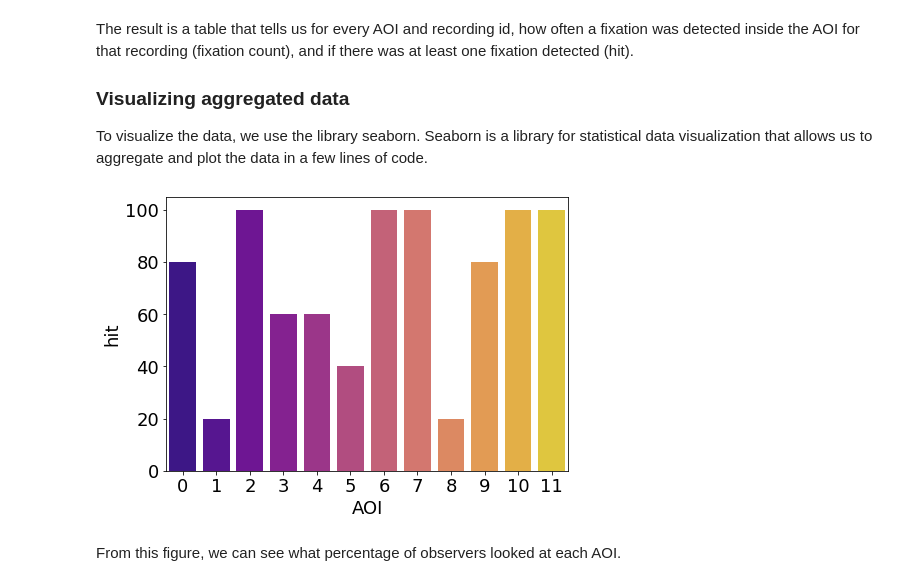
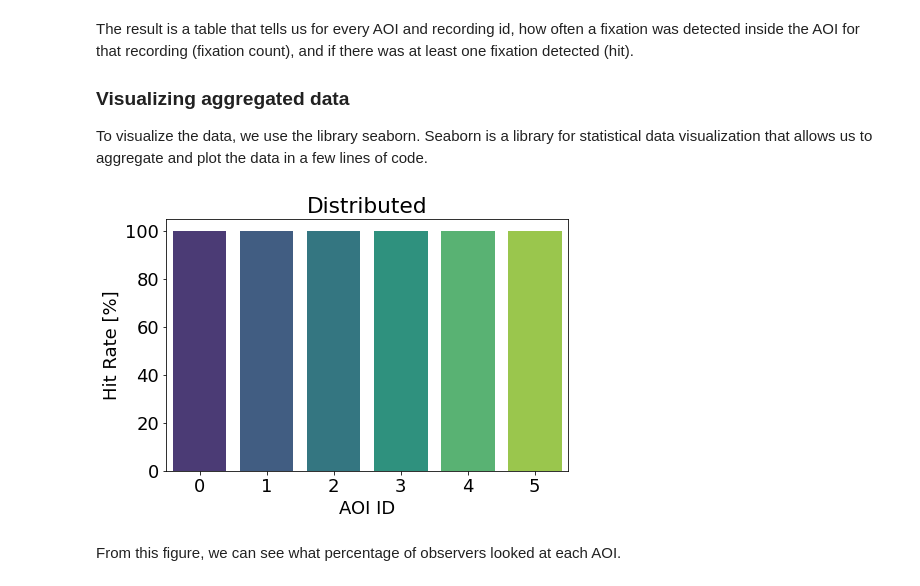
Before and after one commit to pupil-labs/gallery_demo_analysis, a Jupyter notebook: Extracting Metrics from Fixations on AOIs.ipynb, the cells around one changed output. Saved outputs shown, nothing was run; the diff lists cells and outputs as text; code cells hidden in the pictures.

Commit message:
add action prompts and titles on metric plots

```diff
--- a/Extracting Metrics from Fixations on AOIs.ipynb
+++ b/Extracting Metrics from Fixations on AOIs.ipynb
@@ -16,16 +16,18 @@ import pandas as pd
 
 from PIL import Image
 
-# define if you are working with nested or distributed AOIs
-aoi_layout = 'nested'
+# ACTION NEEDED: define if you are working with nested or distributed AOIs
+aoi_layout = 'distributed'
 
-# set the path on you pc, and define a color map
+# define the path and a color map
 if aoi_layout == 'distributed':
     palette = 'viridis'
+    # ACTION NEEDED: set the path on your pc
     path_to_reference_image_mapper = './reference_image_enrichments/'
 elif aoi_layout == 'nested':
     palette = 'plasma'
-    path_to_reference_image_mapper = "./Art-_Gallery_Picture_Viewing_REFERENCE-IMAGE-MAPPER_multiple_paintings_standing_csv"
+    # ACTION NEEDED: set the path on your pc
+    path_to_reference_image_mapper = "./Viewing_Paintings_REFERENCE-IMAGE-MAPPER_multiple_paintings_standing_csv"
 else:
     raise NotImplementedError("Please use the aoi_layout 'nested' or 'distributed'.")
 
@@ -62,17 +64,22 @@ To visualize the data, we use the library seaborn. Seaborn is a library for stat
 # %%
 import seaborn as sns
 
-hit_rate_fig, hit_rate_axs = plt.subplots(1,1, figsize = (7,5))
+hit_rate_fig, hit_rate_ax = plt.subplots(1,1, figsize = (7,5))
 
 # Get the mean hit rate over observers and plot
 proportional_hits = hits.groupby('AOI').mean().reset_index()
 proportional_hits.loc[:,'hit'] =  proportional_hits['hit']*100
 
-sns.barplot(x="AOI", y="hit", data=proportional_hits, palette = palette, ax = hit_rate_axs)
+sns.barplot(x="AOI", y="hit", data=proportional_hits, palette = palette, ax = hit_rate_ax)
+
+hit_rate_ax.set_title(aoi_layout.capitalize())
+hit_rate_ax.set_xlabel('AOI ID')
+hit_rate_ax.set_ylabel('Hit Rate [%]')
+
 plt.tight_layout()
 hit_rate_fig.savefig(f'./figures/hit_rate_{aoi_layout}.png');
 # %% [output]
-[figure, old version]
+[figure, new version]
 # %% [markdown]
 From this figure, we can see what percentage of observers looked at each AOI.
 # %% [markdown]
```
Also changed, not shown: parts of 5 cells of this notebook, 3 other files.
